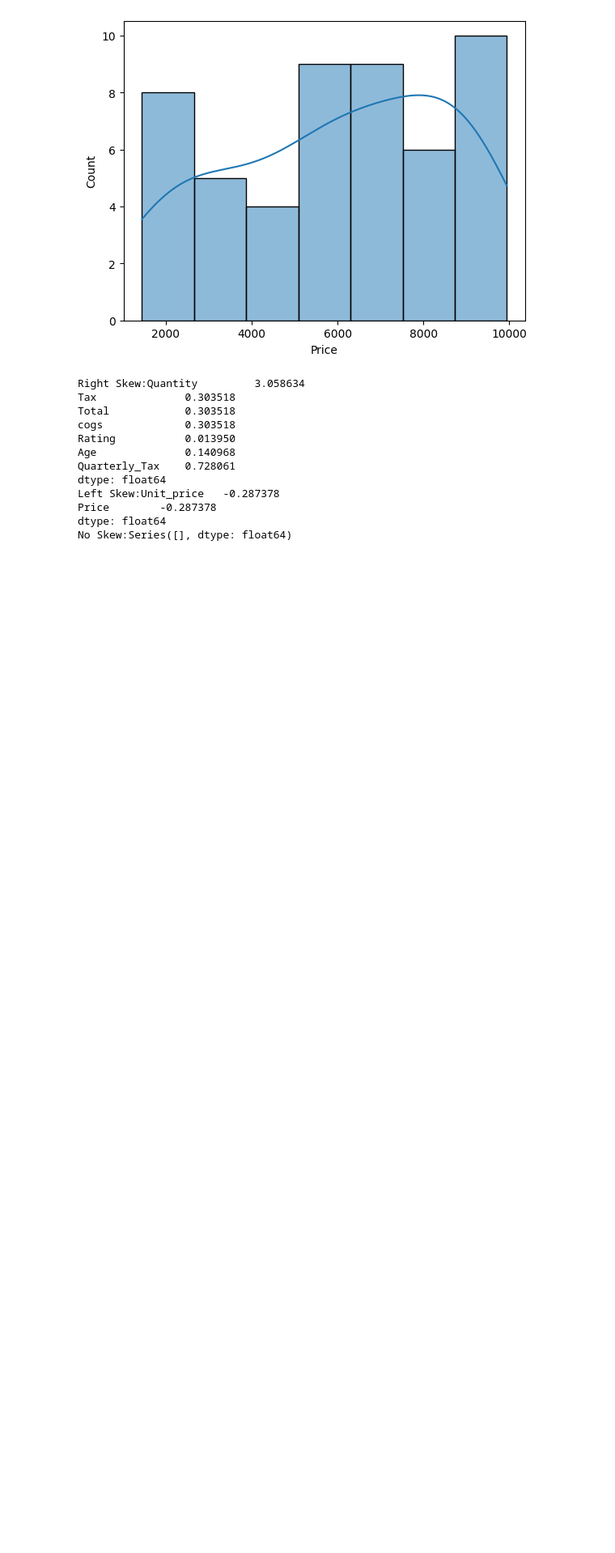
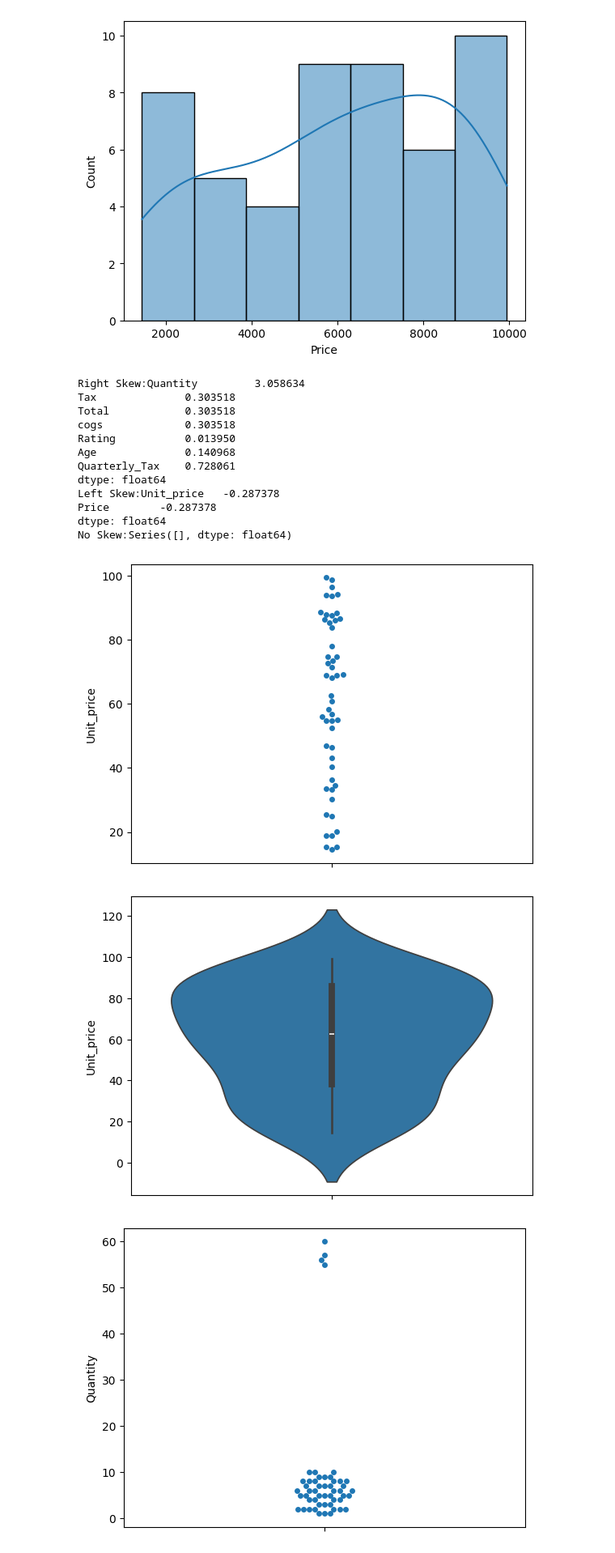
Before and after one commit to mharish20/Machine-Learning-Techniques, a Jupyter notebook: Practice/practice.ipynb, the cells around one changed output. Shown at 81% size. Saved outputs shown, nothing was run; the diff lists cells and outputs as text; code cells hidden in the pictures; blank space fills up the shorter version.

Commit message:
Implement code changes to enhance functionality and improve performance

```diff
--- a/Practice/practice.ipynb
+++ b/Practice/practice.ipynb
@@ -186,3 +186,16 @@ cat=df.select_dtypes(include='object').columns
 for col in cat:
     df[col].plot(kind='bar')
     plt.show()
+# %%
+#Perform univariate analysis for continuous variables using swarmplot and violin plot
+import seaborn as sns
+num=df.select_dtypes(include='number').columns
+for col in num:
+    sns.swarmplot(y=df[col])
+    plt.show()
+    sns.violinplot(y=df[col])
+    plt.show()
+# %% [output]
+[figure, added]
+[figure, added]
+[figure, added]
```
Also changed, not shown: parts of 6 cells of this notebook.
